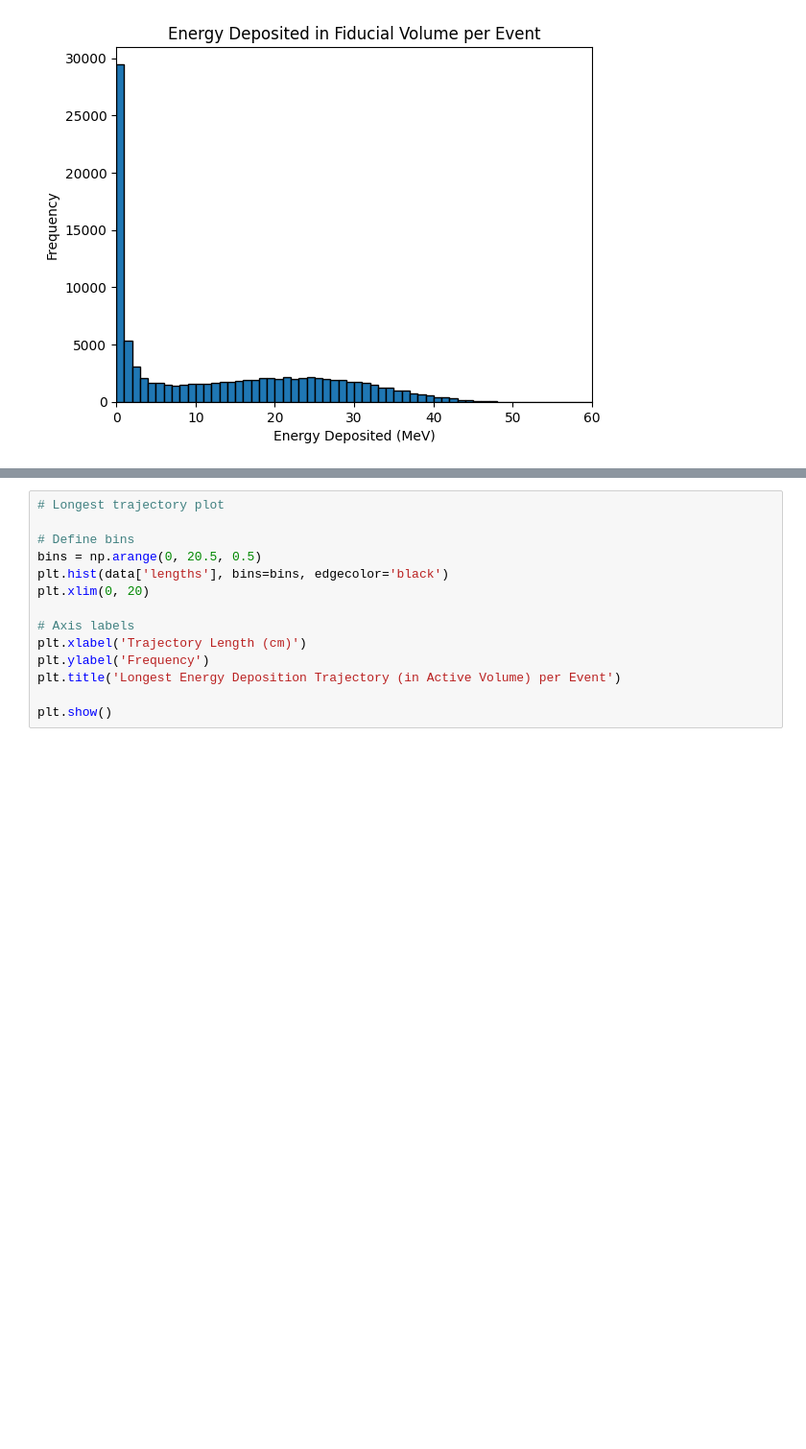
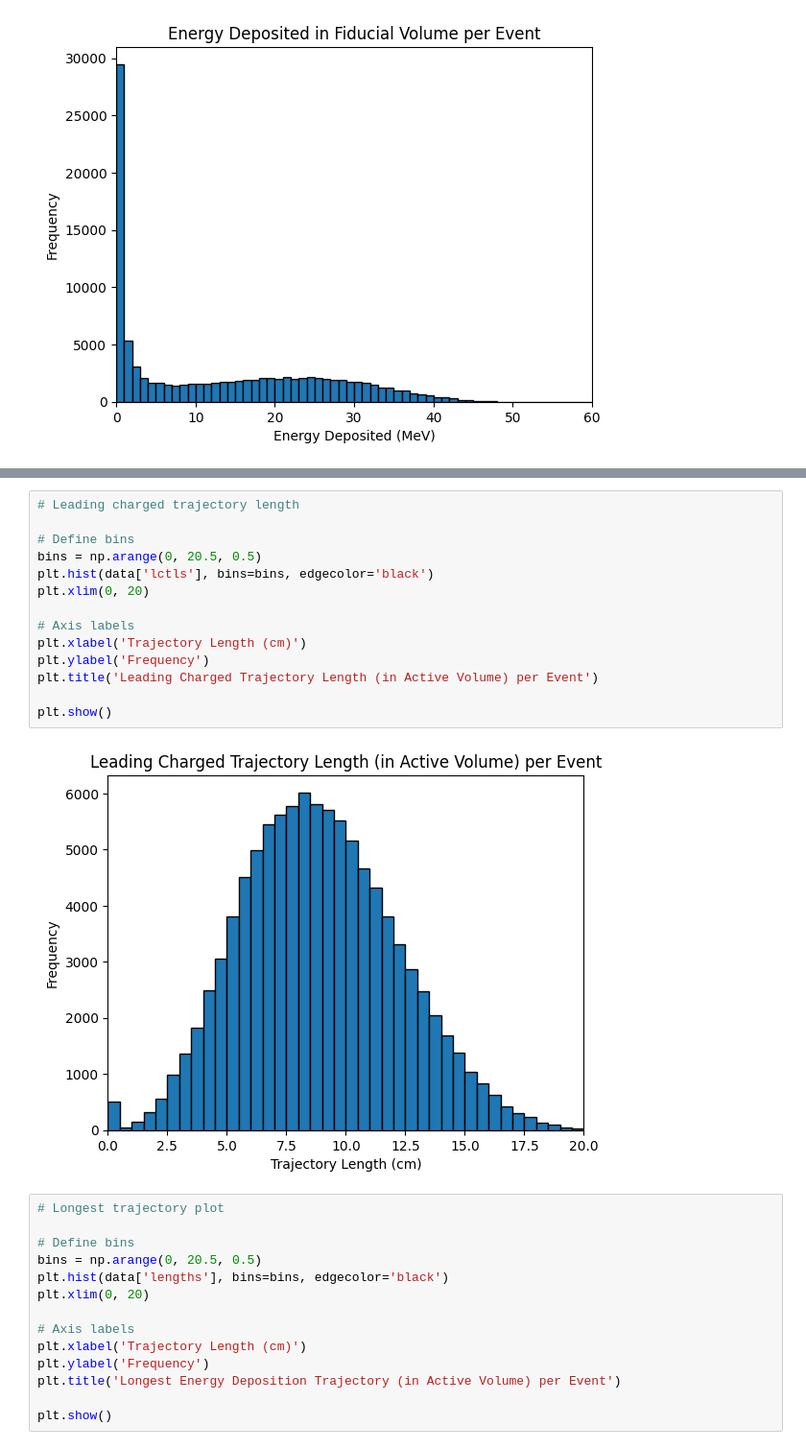
Before and after one commit to vaccarojohn/SNeNDSim, a Jupyter notebook: sim/signal/signal_segment_analysis.ipynb, the cells around one changed output, grey strips where cells are left out. Shown at 96% size. Cells and saved outputs as stored; diff of their text form; blank space fills up the shorter version.

```diff
--- a/sim/signal/signal_segment_analysis.ipynb
+++ b/sim/signal/signal_segment_analysis.ipynb
@@ -74,6 +74,22 @@ plt.title('Leading Charged Trajectory (in Active Volume) Energy Deposition')
 plt.show()
 # %% [output]
 [figure]
+# %%
+# Leading charged trajectory length
+
+# Define bins
+bins = np.arange(0, 20.5, 0.5)
+plt.hist(data['lctls'], bins=bins, edgecolor='black')
+plt.xlim(0, 20)
+
+# Axis labels
+plt.xlabel('Trajectory Length (cm)')
+plt.ylabel('Frequency')
+plt.title('Leading Charged Trajectory Length (in Active Volume) per Event')
+
+plt.show()
+# %% [output]
+[figure, added]
 # %%
 # Longest trajectory plot
 
```
Also changed, not shown: parts of 1 cell of this notebook, 10 other files.
